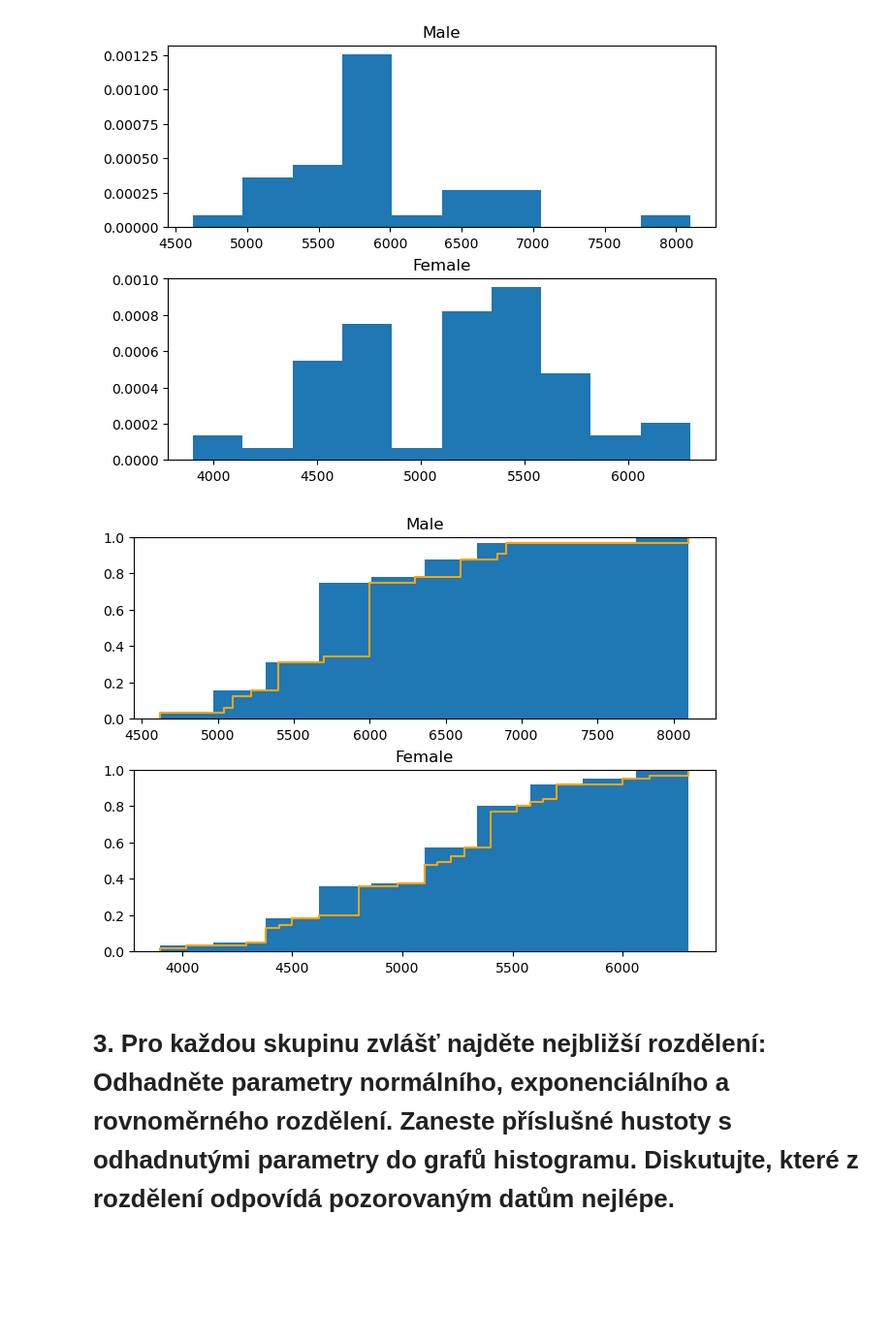
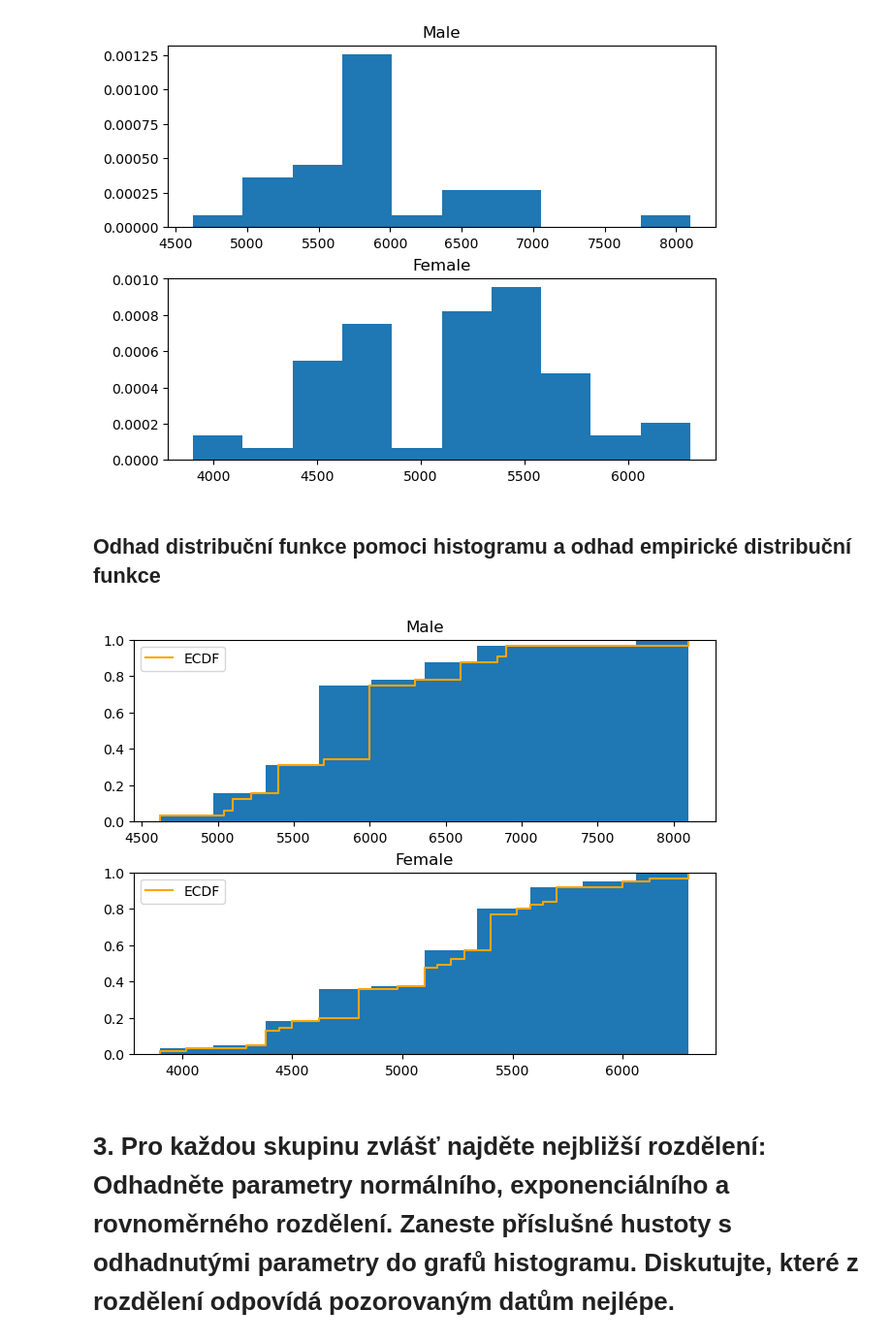
Before and after one commit to nickobard/Basic-Statistical-Analysis-of-Wage-by-Gender-Dataset, a Jupyter notebook: uloha.ipynb, the cells around one changed output. Shown at 97% size. Cells and saved outputs as stored; diff of their text form; code cells hidden in the pictures; blank space fills up the shorter version.

```diff
--- a/uloha.ipynb
+++ b/uloha.ipynb
@@ -142,18 +144,23 @@ plt.show()
 # %% [output]
 [figure]
+# %% [markdown]
+## Odhad distribuční funkce pomoci histogramu a odhad empirické distribuční funkce
 # %%
 fig, (ax1, ax2) = plt.subplots(nrows=2,ncols=1, constrained_layout=True)
 ax1.hist(x=male_sal, bins=10, density=True, cumulative=True)
-ax1.ecdf(x=male_sal, color='orange')
+ax1.ecdf(x=male_sal, color='orange',label = 'ECDF')
 ax1.set_title("Male")
+ax1.legend(loc='upper left')
+
 
 ax2.hist(x=female_sal, bins=10, density=True, cumulative=True)
-ax2.ecdf(x=female_sal, color='orange')
+ax2.ecdf(x=female_sal, color='orange', label='ECDF')
 ax2.set_title("Female")
+ax2.legend(loc='upper left')
 
-plt.show()
+fig.show()
 # %% [output]
-[figure, old version]
+[figure, new version]
 # %% [markdown]
 # 3. Pro každou skupinu zvlášť najděte nejbližší rozdělení: Odhadněte parametry normálního, exponenciálního a rovnoměrného rozdělení. Zaneste příslušné hustoty s odhadnutými parametry do grafů histogramu. Diskutujte, které z rozdělení odpovídá pozorovaným datům nejlépe.
 # %% [markdown]
```
Also changed, not shown: parts of 25 cells of this notebook.
